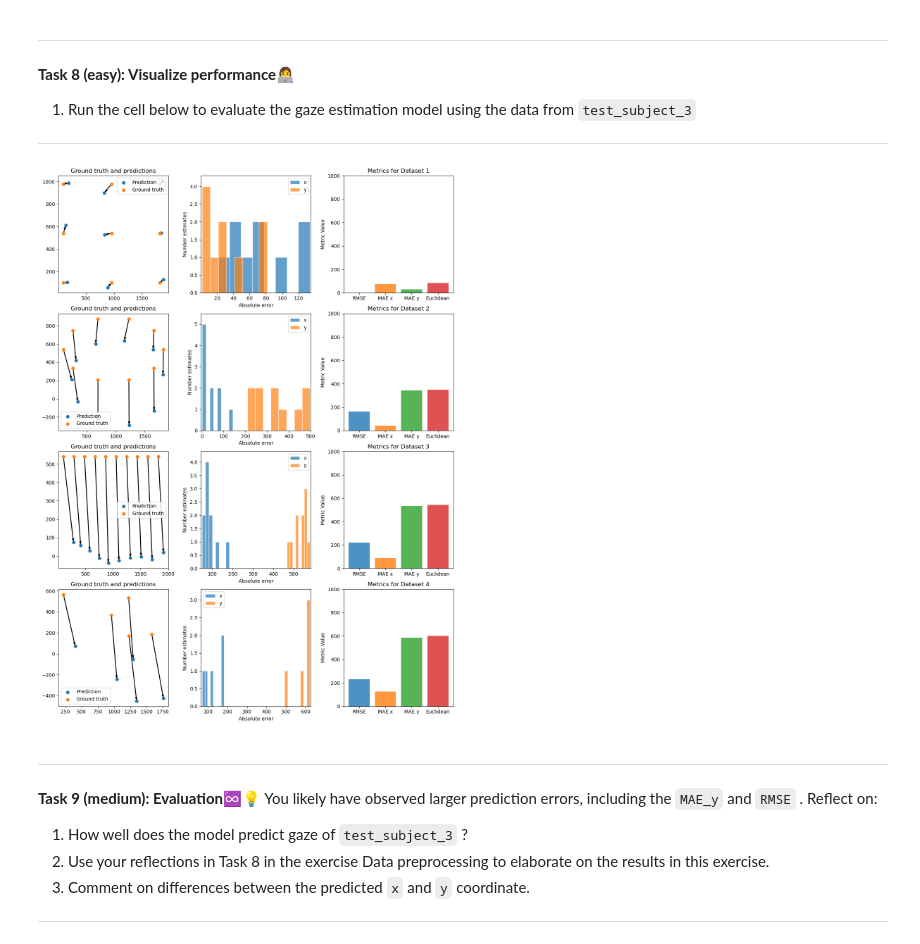
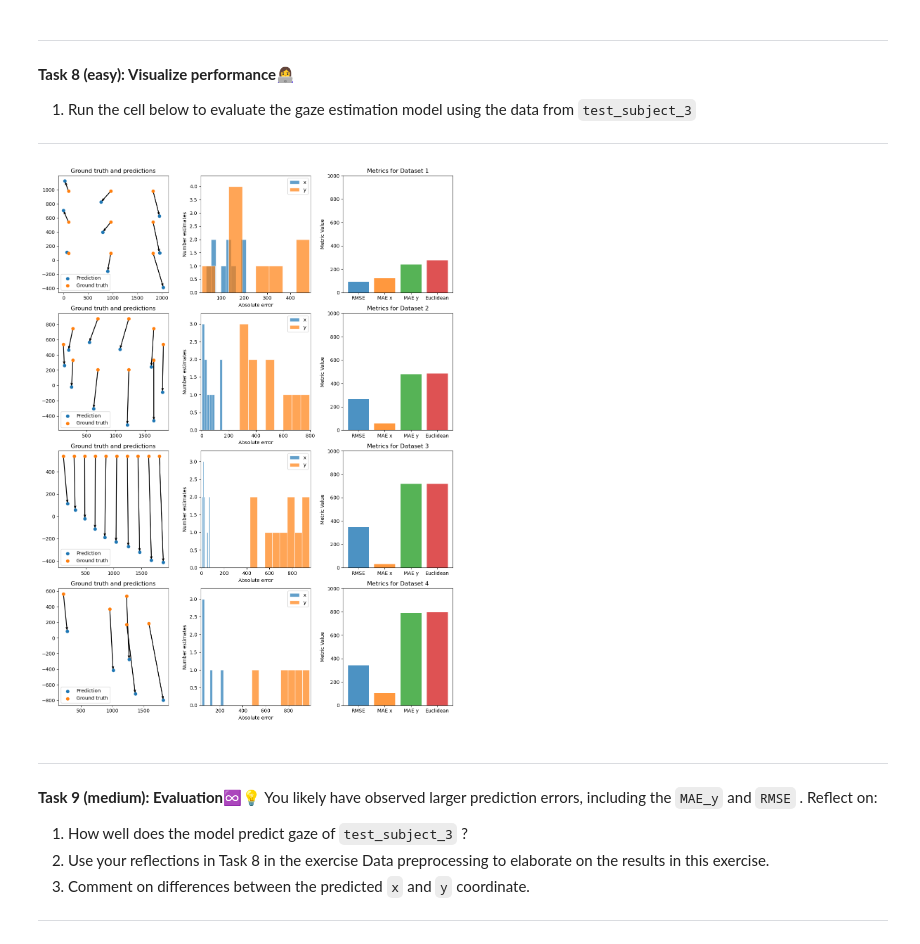
Before and after one commit to simontitk/machine-learning, a Jupyter notebook: 02-gaze.ipynb, the cells around one changed output. Cells and saved outputs as stored; diff of their text form; code cells hidden in the pictures.

Commit message:
fixing task 8 to utilize proper training data. Adding extra reflection sentence to task 9

```diff
--- a/02-gaze.ipynb
+++ b/02-gaze.ipynb
@@ -530,18 +525,18 @@ D3 = iml_util.gen_data_subject('test_subject_3')
 # %%
 results_linear_ts3 = results_for_model(
     LinearGaze(),
+    D,
     D3,
-    D3,
-    'pupils_train',
+    'pupils_n_train',
     'screen_coordinates_train',
     'pupils_test',
     'screen_coordinates_test',
     4)
 ## instead of default pupils_n_train , the key name was pupils_train
 
 iml_util.plot_results_grid(results_linear_ts3, 4)
 # %% [output]
-[figure, old version]
+[figure, new version]
 # %% [markdown]
 
 ---
```
Also changed, not shown: parts of 4 cells of this notebook.
